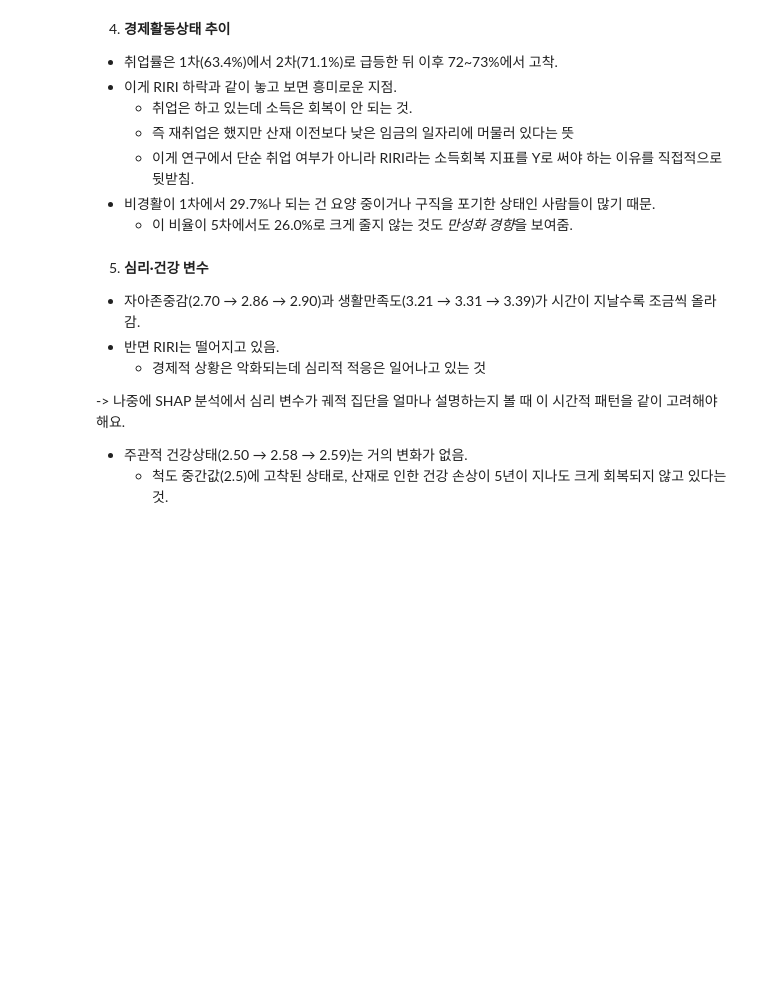
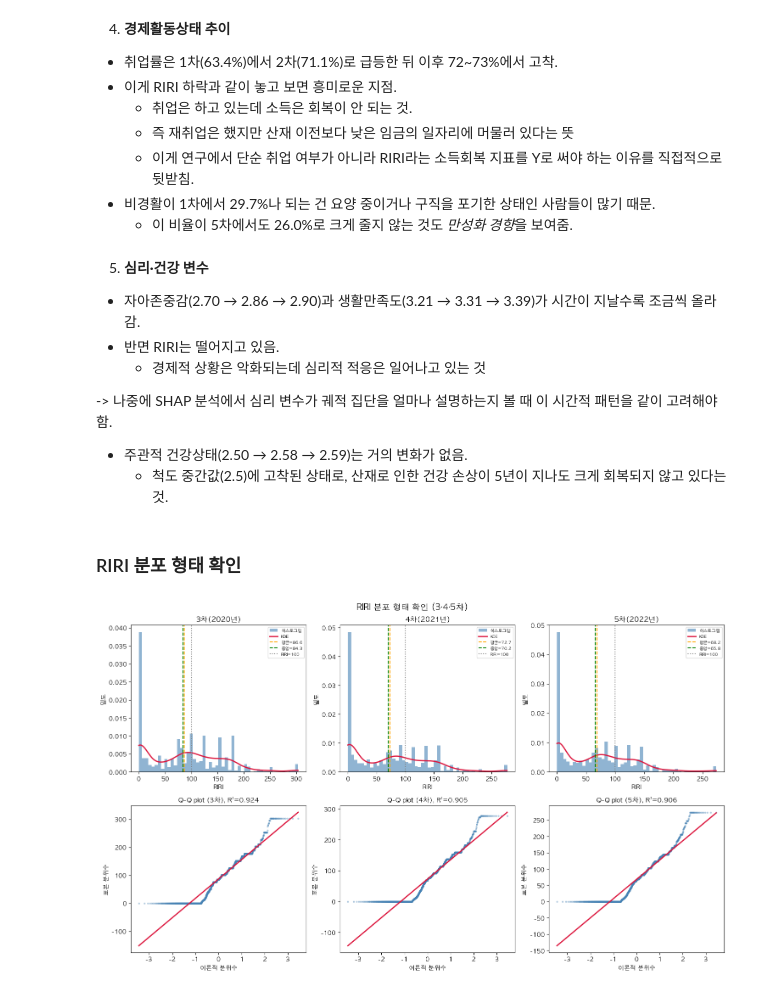
Before and after one commit to hwangsahyun/PSWCI, a Jupyter notebook: PSWCI_code.ipynb, the cells around one changed output. Cells and saved outputs as stored; diff of their text form; code cells hidden in the pictures; blank space fills up the shorter version.

Commit message:
3rd Commit: Missing Values and Spaghetti Plot Analysis

```diff
--- a/PSWCI_code.ipynb
+++ b/PSWCI_code.ipynb
@@ -608,7 +608,76 @@ for col, label in psych_vars.items():
 - 반면 RIRI는 떨어지고 있음.
     - 경제적 상황은 악화되는데 심리적 적응은 일어나고 있는 것
 
--> 나중에 SHAP 분석에서 심리 변수가 궤적 집단을 얼마나 설명하는지 볼 때 이 시간적 패턴을 같이 고려해야 해요.
+-> 나중에 SHAP 분석에서 심리 변수가 궤적 집단을 얼마나 설명하는지 볼 때 이 시간적 패턴을 같이 고려해야 함.
 
 - 주관적 건강상태(2.50 → 2.58 → 2.59)는 거의 변화가 없음.
     - 척도 중간값(2.5)에 고착된 상태로, 산재로 인한 건강 손상이 5년이 지나도 크게 회복되지 않고 있다는 것.
+# %% [markdown]
+### RIRI 분포 형태 확인
+# %%
+import matplotlib.pyplot as plt
+import matplotlib.font_manager as fm
+from scipy import stats
+
+# 한글 폰트 설정 (Mac 기준)
+plt.rcParams['font.family'] = 'AppleGothic'
+plt.rcParams['axes.unicode_minus'] = False
+# %%
+# ============================================================
+# RIRI 분포 형태 확인
+# 1) 히스토그램 + KDE
+# 2) Q-Q plot (정규성 확인)
+# 3) 기술통계 + 왜도/첨도
+# ============================================================
+
+fig, axes = plt.subplots(2, 3, figsize=(15, 9))
+fig.suptitle('RIRI 분포 형태 확인 (3·4·5차)', fontsize=14, fontweight='bold')
+
+for idx, (w, year) in enumerate([(3, 2020), (4, 2021), (5, 2022)]):
+    col = f'RIRI_w{w}'
+    s   = df_lcga[col].dropna()
+
+    # ── 히스토그램 + KDE ──────────────────────────────────
+    ax1 = axes[0][idx]
+    ax1.hist(s, bins=50, density=True, alpha=0.6, color='steelblue', label='히스토그램')
+    kde_x = np.linspace(s.min(), s.max(), 300)
+    kde   = stats.gaussian_kde(s)
+    ax1.plot(kde_x, kde(kde_x), color='crimson', linewidth=2, label='KDE')
+    ax1.axvline(s.mean(),   color='orange', linestyle='--', linewidth=1.5, label=f'평균={s.mean():.1f}')
+    ax1.axvline(s.median(), color='green',  linestyle='--', linewidth=1.5, label=f'중앙={s.median():.1f}')
+    ax1.axvline(100, color='gray', linestyle=':', linewidth=1.5, label='RIRI=100')
+    ax1.set_title(f'{w}차({year}년)', fontsize=12)
+    ax1.set_xlabel('RIRI')
+    ax1.set_ylabel('밀도')
+    ax1.legend(fontsize=7)
+
+    # ── Q-Q plot ──────────────────────────────────────────
+    ax2 = axes[1][idx]
+    (osm, osr), (slope, intercept, r) = stats.probplot(s, dist='norm')
+    ax2.scatter(osm, osr, alpha=0.3, s=5, color='steelblue')
+    ax2.plot(osm, slope * np.array(osm) + intercept, color='crimson', linewidth=2)
+    ax2.set_title(f'Q-Q plot ({w}차), R²={r**2:.3f}', fontsize=11)
+    ax2.set_xlabel('이론적 분위수')
+    ax2.set_ylabel('표본 분위수')
+
+plt.tight_layout()
+plt.savefig('riri_distribution.png', dpi=150, bbox_inches='tight')
+plt.show()
+
+# ── 왜도 · 첨도 출력 ──────────────────────────────────────
+print("=" * 50)
+print("RIRI 정규성 검토")
+print("=" * 50)
+for w, year in [(3, 2020), (4, 2021), (5, 2022)]:
+    s = df_lcga[f'RIRI_w{w}'].dropna()
+    skew = stats.skew(s)
+    kurt = stats.kurtosis(s)
+    stat_sw, p_sw = stats.shapiro(s.sample(min(5000, len(s)), random_state=42))
+    print(f"\n{w}차({year}년):")
+    print(f"  왜도(skewness) = {skew:.3f}  {'← 우편포(양의 왜도)' if skew > 1 else ''}")
+    print(f"  첨도(kurtosis) = {kurt:.3f}  {'← 뾰족한 분포' if kurt > 3 else ''}")
+    print(f"  Shapiro-Wilk: W={stat_sw:.4f}, p={p_sw:.4f} "
+          f"{'← 정규성 기각' if p_sw < 0.05 else '← 정규성 기각 안됨'}")
+    print(f"  → 로그변환 {'권장' if abs(skew) > 1 else '불필요'}")
+# %% [output]
+[figure, added]
```
Also changed, not shown: parts of 24 cells of this notebook, 2 other files.
